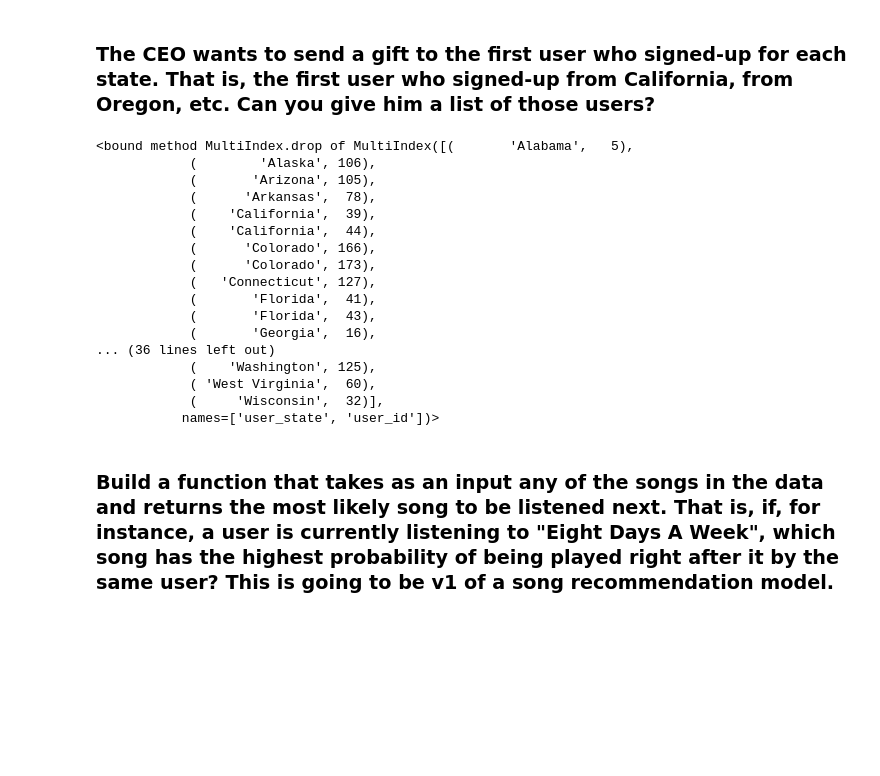
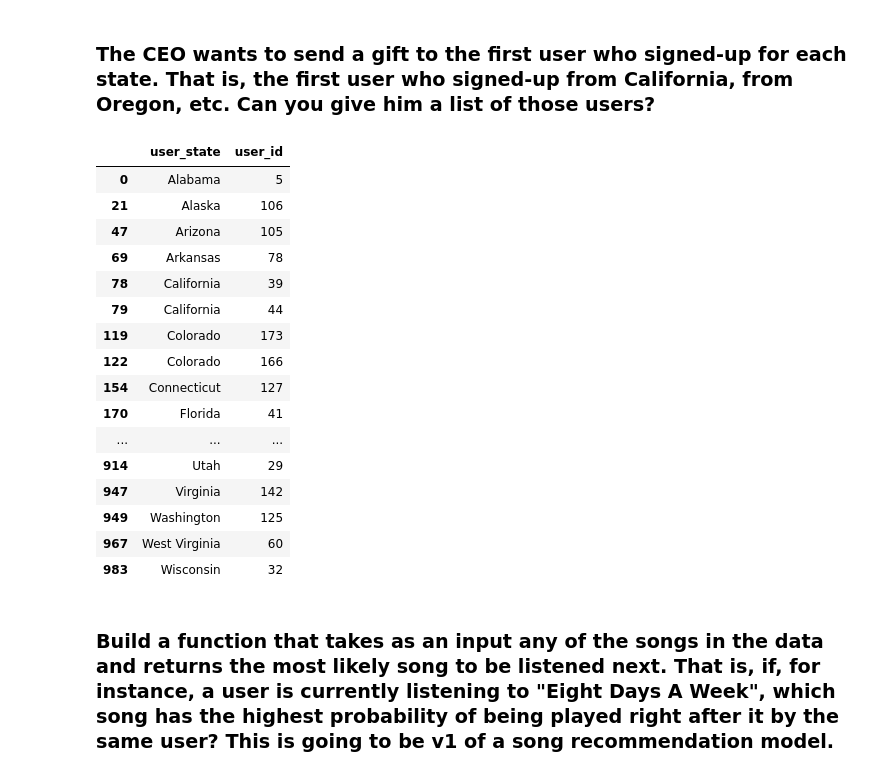
Before and after one commit to Mick1406/DS_Take_Home_Challenges, a Jupyter notebook: Song Challenge/Song_Challenge_Solution.ipynb, the cells around one changed output. Drawn from its saved outputs; the diff is of its cells as text; code cells hidden in the pictures; blank space fills up the shorter version.

Commit message:
first user to signup

```diff
--- a/Song Challenge/Song_Challenge_Solution.ipynb
+++ b/Song Challenge/Song_Challenge_Solution.ipynb
@@ -158,26 +158,26 @@ engagement_results.sort_values(by = 'engagement_score', ascending=False)
 ### The CEO wants to send a gift to the first user who signed-up for each state. That is, the first user who signed-up from California, from Oregon, etc. Can you give him a list of those users?
 # %%
 sel = (pd.DataFrame(song_df.groupby('user_state')['user_sign_up_date'].min()).
- merge(song_df, on=['user_state','user_sign_up_date']).
- groupby(['user_state','user_id'])[['user_state','user_id']].min())
-sel.index.drop
+ merge(song_df, on=['user_state','user_sign_up_date']))
+
+sel[['user_state','user_id']].drop_duplicates()
 # %% [output]
-<bound method MultiIndex.drop of MultiIndex([(       'Alabama',   5),
-            (        'Alaska', 106),
-            (       'Arizona', 105),
-            (      'Arkansas',  78),
-            (    'California',  39),
-            (    'California',  44),
-            (      'Colorado', 166),
-            (      'Colorado', 173),
-            (   'Connecticut', 127),
-            (       'Florida',  41),
-            (       'Florida',  43),
-            (       'Georgia',  16),
-... (36 lines left out)
-            (    'Washington', 125),
-            ( 'West Virginia',  60),
-            (     'Wisconsin',  32)],
-           names=['user_state', 'user_id'])>
+|  | user_state | user_id |
+| 0 | Alabama | 5 |
+| 21 | Alaska | 106 |
+| 47 | Arizona | 105 |
+| 69 | Arkansas | 78 |
+| 78 | California | 39 |
+| 79 | California | 44 |
+| 119 | Colorado | 173 |
+| 122 | Colorado | 166 |
+| 154 | Connecticut | 127 |
+| 170 | Florida | 41 |
+| ... | ... | ... |
+| 914 | Utah | 29 |
+| 947 | Virginia | 142 |
+| 949 | Washington | 125 |
+| 967 | West Virginia | 60 |
+| 983 | Wisconsin | 32 |
 # %% [markdown]
 ### Build a function that takes as an input any of the songs in the data and returns the most likely song to be listened next. That is, if, for instance, a user is currently listening to "Eight Days A Week", which song has the highest probability of being played right after it by the same user? This is going to be v1 of a song recommendation model.
```
